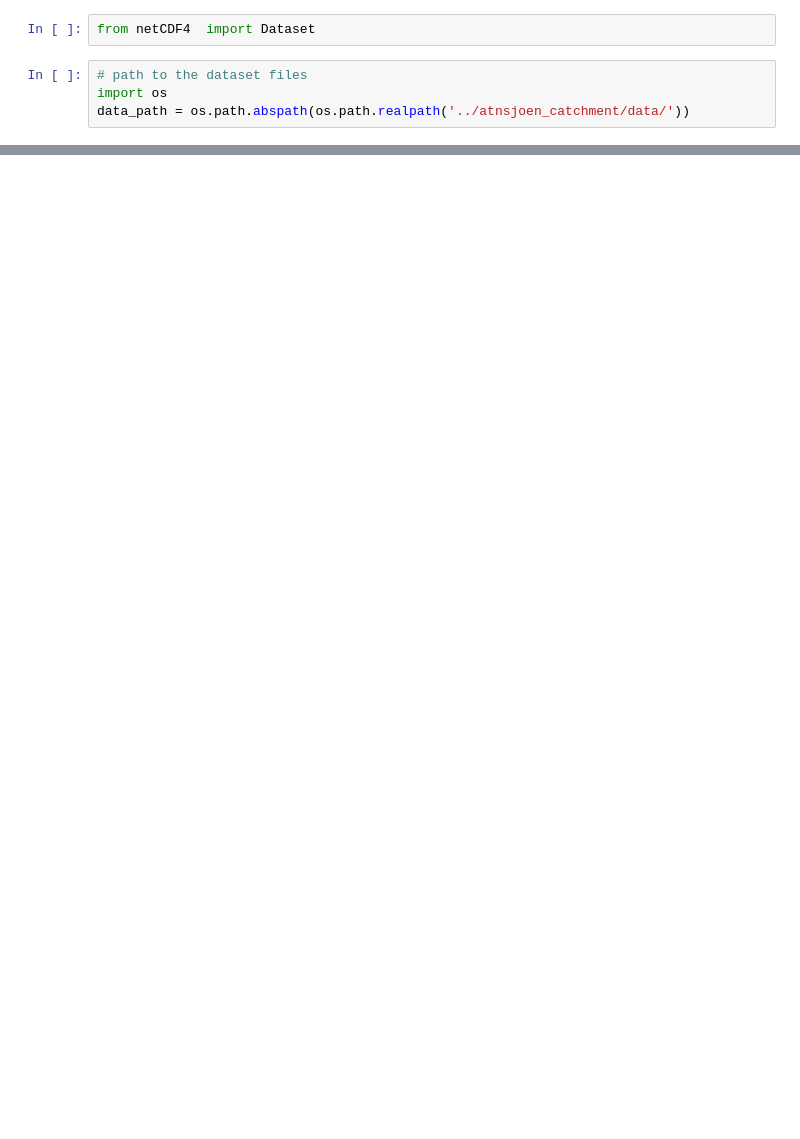
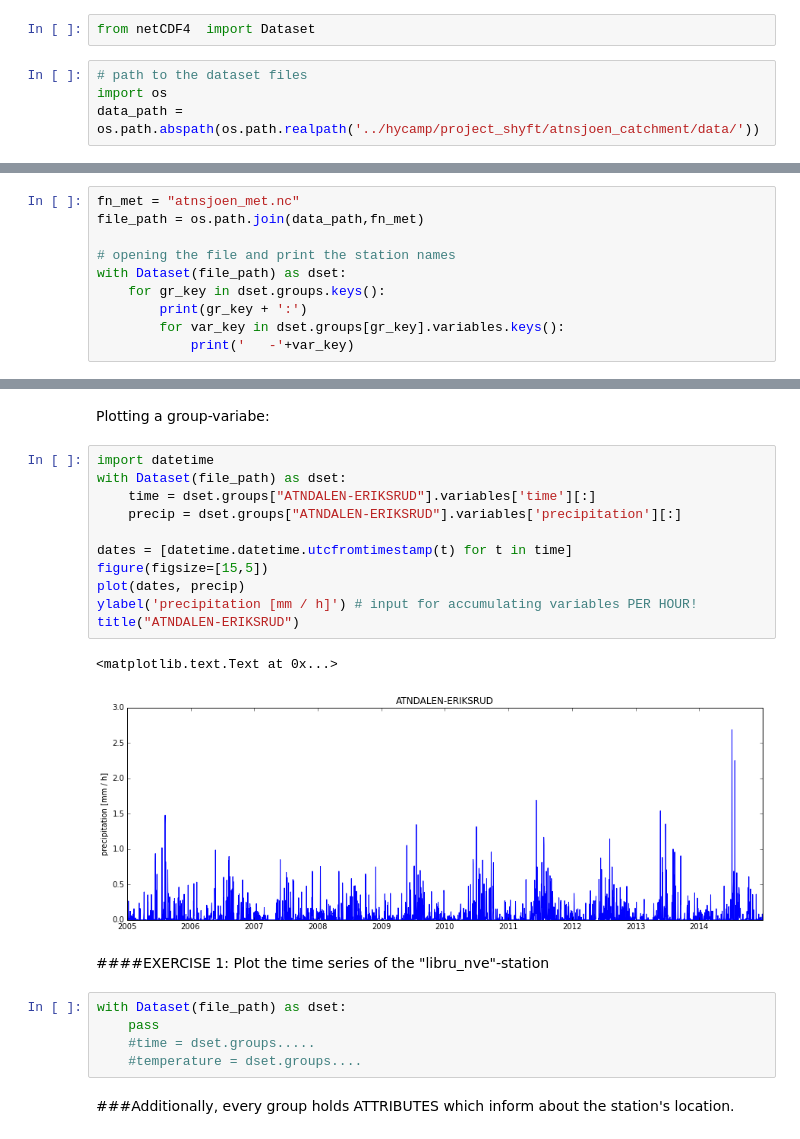
Before and after one commit to jfburkhart/shyft-course, a Jupyter notebook: 00_reading_shyft_database.ipynb, the cells around one changed output, grey strips where cells are left out. Drawn from its saved outputs; the diff is of its cells as text; blank space fills up the shorter version.

Commit message:
Adding lecture and exercise about netcdf-database.

```diff
--- a/00_reading_shyft_database.ipynb
+++ b/00_reading_shyft_database.ipynb
@@ -11,6 +15,6 @@ from netCDF4  import Dataset
 # %%
 # path to the dataset files
 import os
-data_path = os.path.abspath(os.path.realpath('../atnsjoen_catchment/data/'))
+data_path = os.path.abspath(os.path.realpath('../hycamp/project_shyft/atnsjoen_catchment/data/'))
 # %% [markdown]
 ####The database exists of three files:
@@ -39,0 +36,10 @@ ls: cannot access a: No such file or directory
+# %%
+fn_met = "atnsjoen_met.nc"
+file_path = os.path.join(data_path,fn_met)
+
+# opening the file and print the station names
+with Dataset(file_path) as dset:
+    for gr_key in dset.groups.keys():
+        print(gr_key + ':')
+        for var_key in dset.groups[gr_key].variables.keys():
+            print('   -'+var_key)
@@ -39,0 +64,25 @@ ls: cannot access a: No such file or directory
+# %% [markdown]
+Plotting a group-variabe:
+# %%
+import datetime
+with Dataset(file_path) as dset:
+    time = dset.groups["ATNDALEN-ERIKSRUD"].variables['time'][:]
+    precip = dset.groups["ATNDALEN-ERIKSRUD"].variables['precipitation'][:]
+
+dates = [datetime.datetime.utcfromtimestamp(t) for t in time]
+figure(figsize=[15,5])
+plot(dates, precip)
+ylabel('precipitation [mm / h]') # input for accumulating variables PER HOUR!
+title("ATNDALEN-ERIKSRUD")
+# %% [output]
+<matplotlib.text.Text at 0x...>
+[figure, added]
+# %% [markdown]
+####EXERCISE 1: Plot the time series of the "libru_nve"-station
+# %%
+with Dataset(file_path) as dset:
+    pass
+    #time = dset.groups.....
+    #temperature = dset.groups....
+# %% [markdown]
+###Additionally, every group holds ATTRIBUTES which inform about the station's location.
```
Also changed, not shown: parts of 20 cells of this notebook.
